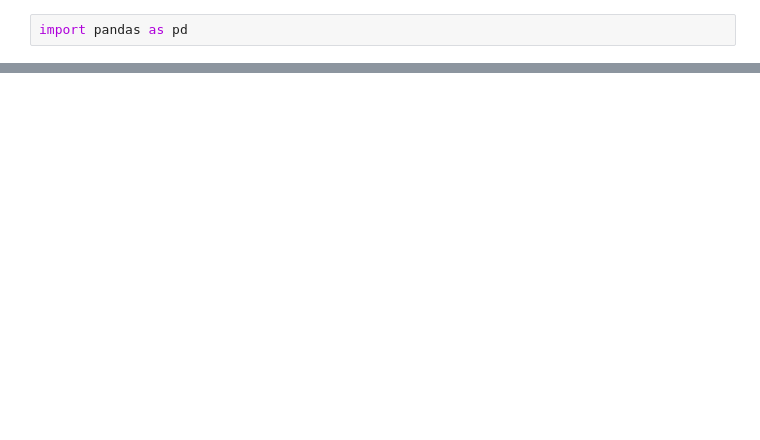
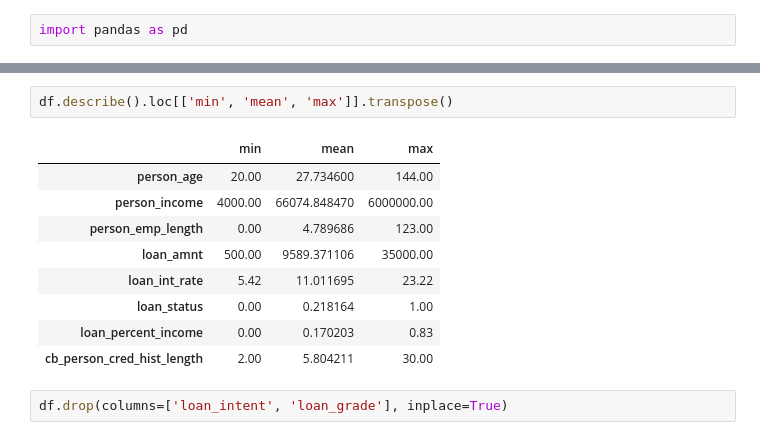
Before and after one commit to danimulller/projeto-final-ml, a Jupyter notebook: notebooks/02_data_cleaning.ipynb, the cells around one changed output, grey strips where cells are left out. Drawn from its saved outputs; the diff is of its cells as text; blank space fills up the shorter version.

```diff
--- a/notebooks/02_data_cleaning.ipynb
+++ b/notebooks/02_data_cleaning.ipynb
@@ -16,0 +5,14 @@ df.describe()
+# %%
+df.describe().loc[['min', 'mean', 'max']].transpose()
+# %% [output]
+|  | min | mean | max |
+| person_age | 20.00 | 27.734600 | 144.00 |
+| person_income | 4000.00 | 66074.848470 | 6000000.00 |
+| person_emp_length | 0.00 | 4.789686 | 123.00 |
+| loan_amnt | 500.00 | 9589.371106 | 35000.00 |
+| loan_int_rate | 5.42 | 11.011695 | 23.22 |
+| loan_status | 0.00 | 0.218164 | 1.00 |
+| loan_percent_income | 0.00 | 0.170203 | 0.83 |
+| cb_person_cred_hist_length | 2.00 | 5.804211 | 30.00 |
+# %%
+df.drop(columns=['loan_intent', 'loan_grade'], inplace=True)
```
Also changed, not shown: parts of 11 cells of this notebook, 16 other files.
